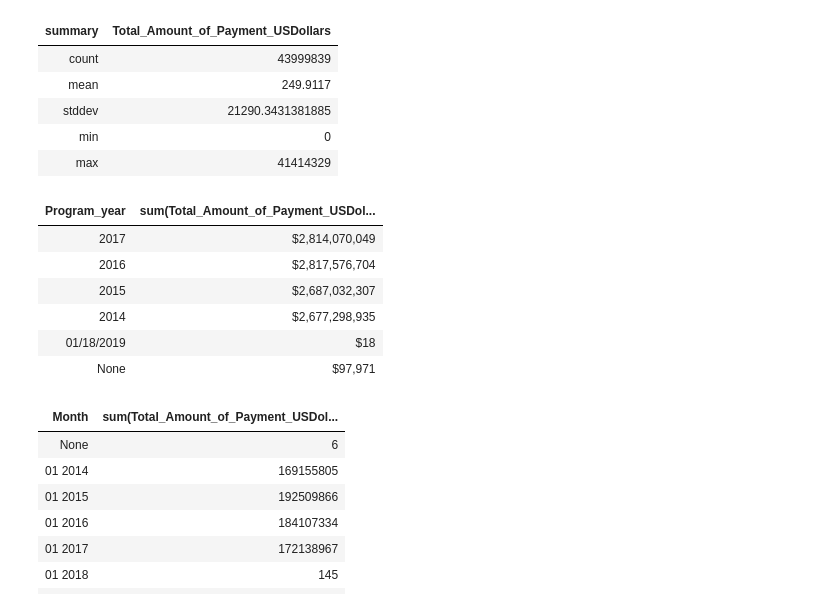
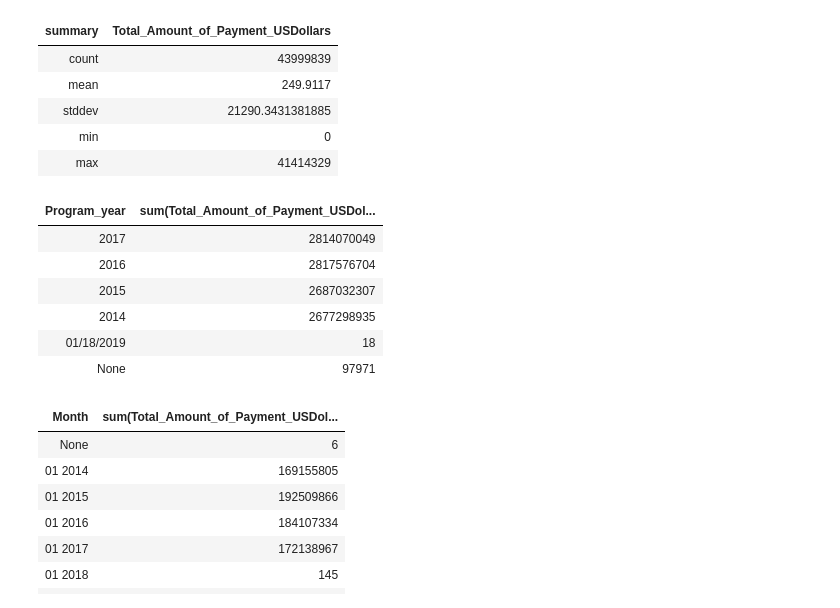
Before and after one commit to acportfolio/acportfolio, a Jupyter notebook: Apache_Spark_US_Health_Medicare_Payments_Exploratory_Data_Analysis.ipynb, the cells around one changed output. Drawn from its saved outputs; the diff is of its cells as text; code cells hidden in the pictures.

```diff
--- a/Apache_Spark_US_Health_Medicare_Payments_Exploratory_Data_Analysis.ipynb
+++ b/Apache_Spark_US_Health_Medicare_Payments_Exploratory_Data_Analysis.ipynb
@@ -205,16 +205,18 @@ df.describe('Total_Amount_of_Payment_USDollars').toPandas().style.hide_index()\
 # %%
 #Total Payments By Program Year
 df.groupby('Program_year').sum('Total_Amount_of_Payment_USDollars').orderBy('Program_year', ascending = False)\
-.toPandas().style.format({'sum(Total_Amount_of_Payment_USDollars)':'${0:,.0f}'}).hide_index()\
+.toPandas().style.hide_index()\
 .set_properties(**{'background-color': 'lightgrey', 'color': 'Black','border-color': 'white', "text-align" : "right"})
+
+#.style.format({'sum(Total_Amount_of_Payment_USDollars)':'${0:,.0f}'})  #breaks formatting in github
 # %% [output]
 | Program_year | sum(Total_Amount_of_Payment_USDol... |
-| 2017 | $2,814,070,049 |
-| 2016 | $2,817,576,704 |
-| 2015 | $2,687,032,307 |
-| 2014 | $2,677,298,935 |
-| 01/18/2019 | $18 |
-| None | $97,971 |
+| 2017 | 2814070049 |
+| 2016 | 2817576704 |
+| 2015 | 2687032307 |
+| 2014 | 2677298935 |
+| 01/18/2019 | 18 |
+| None | 97971 |
 # %%
 #Chart Spending by Month
 from pyspark.sql import functions as Func
```
Also changed, not shown: parts of 1 cell of this notebook.
